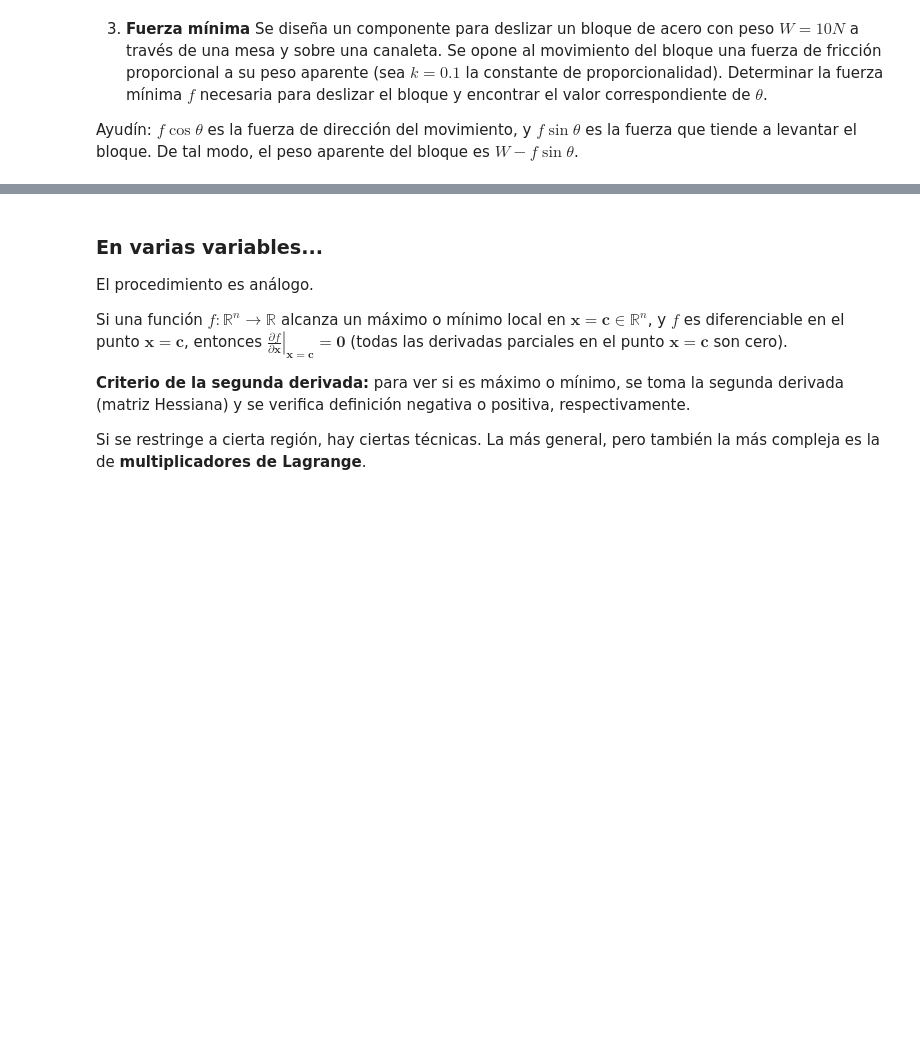
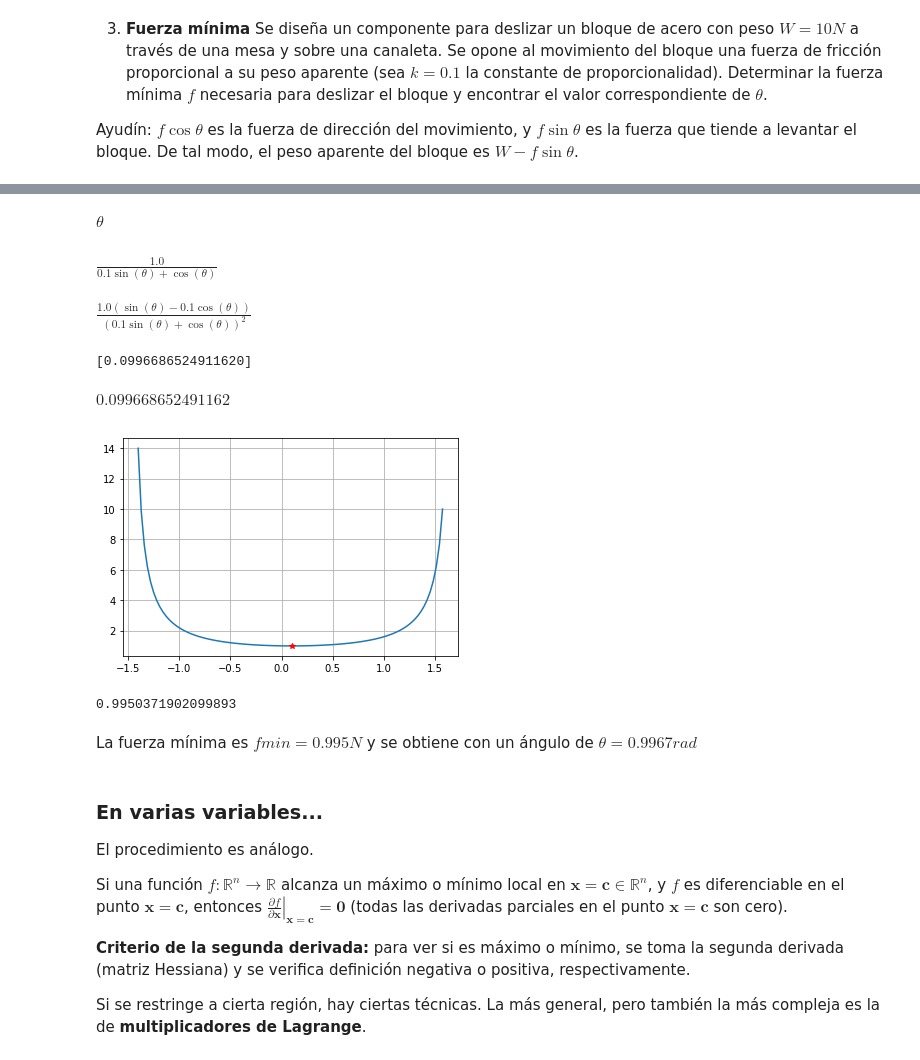
Before and after one commit to ZabHdezA19/Archivos-personales-SM-SZHA, a Jupyter notebook: Optimización/Funciones escalares-Copy1.ipynb, the cells around one changed output, grey strips where cells are left out. Saved outputs shown, nothing was run; the diff lists cells and outputs as text; code cells hidden in the pictures; blank space fills up the shorter version.

```diff
--- a/Funciones escalares-Copy1.ipynb
+++ b/Optimización/Funciones escalares-Copy1.ipynb
@@ -707,3 +768,42 @@ plt.show()
+# %%
+sym.var('theta')
+# %% [output]
+$\displaystyle \theta$
+# %%
+W = 10
+k = 0.1
+f = k*W/(sym.cos(theta)+k*sym.sin(theta))
+f
+# %% [output]
+$\displaystyle \frac{1.0}{0.1 \sin{\left(\theta \right)} + \cos{\left(\theta \right)}}$
+# %%
+df = sym.diff(f,theta)
+c = sym.solve(df,theta)
+df
+# %% [output]
+$\displaystyle \frac{1.0 \left(\sin{\left(\theta \right)} - 0.1 \cos{\left(\theta \right)}\right)}{\left(0.1 \sin{\left(\theta \right)} + \cos{\left(\theta \right)}\right)^{2}}$
+# %%
+c
+# %% [output]
+[0.0996686524911620]
+# %%
+c[0]
+# %% [output]
+$\displaystyle 0.099668652491162$
+# %%
+tnum = np.linspace(-1.4,np.pi/2,100)
+fn = sym.lambdify(theta,f,'numpy')
+plt.plot(tnum,fn(tnum))
+plt.plot(float(c[0]),fn(float(c[0])),'r*')
+plt.grid()
+# %% [output]
+[figure, added]
+# %%
+fn(float(c[0]))
+# %% [output]
+0.9950371902099893
+# %% [markdown]
+La fuerza mínima es $fmin = 0.995 N$ y se obtiene con un ángulo de $\theta = 0.9967 rad$
 # %% [markdown]
 ### En varias variables...
 
```
Also changed, not shown: parts of 11 cells of this notebook.
